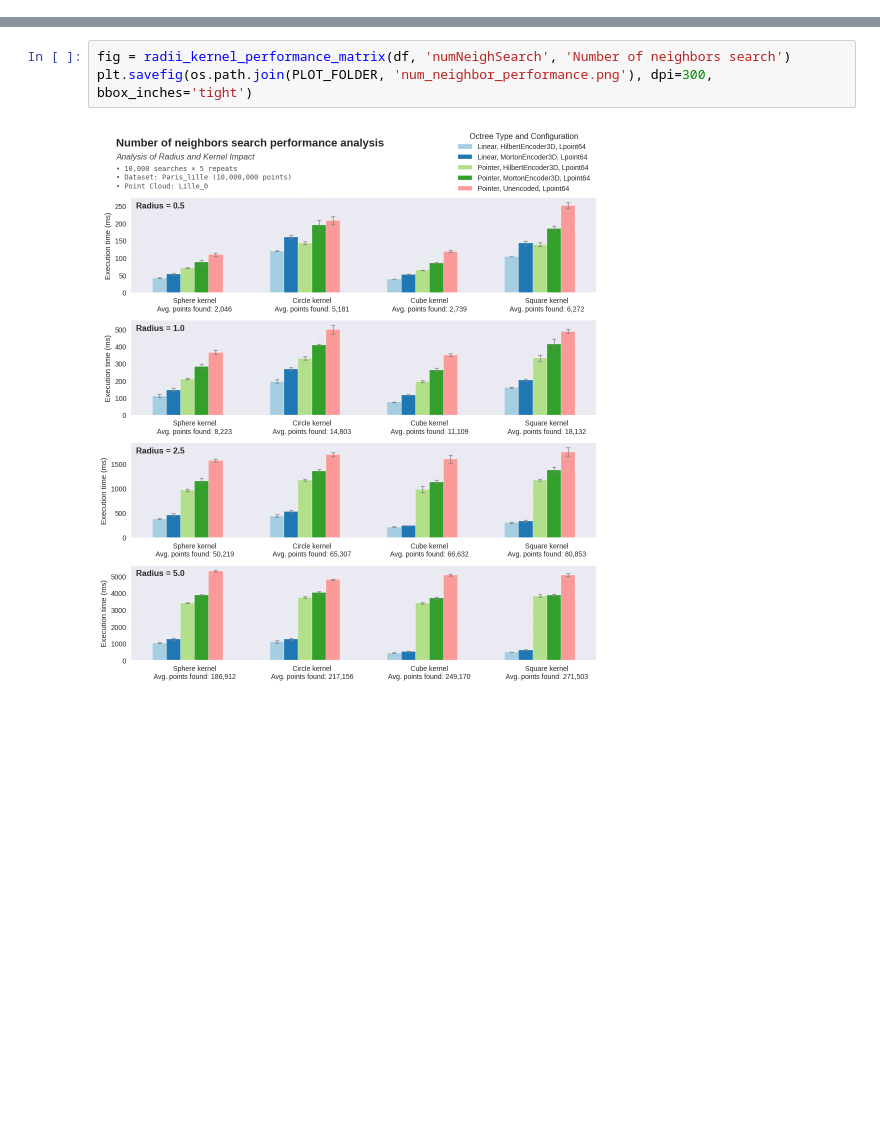
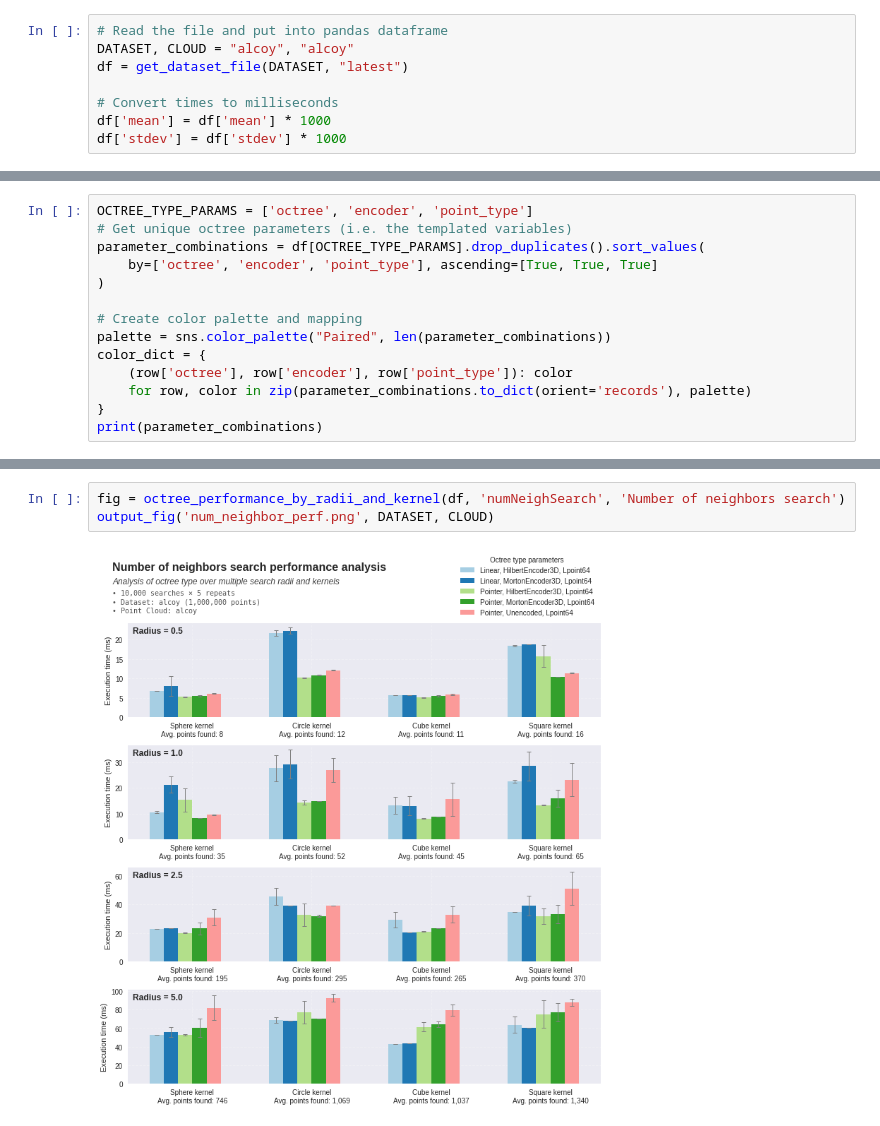
Before and after one commit to manuramazz/octrees-coordenadas-polares, a Jupyter notebook: benchmark_plots.ipynb, the cells around one changed output, grey strips where cells are left out. Saved outputs shown, nothing was run; the diff lists cells and outputs as text; blank space fills up the shorter version.

Commit message:
cleanup plotting functions

```diff
--- a/benchmark_plots.ipynb
+++ b/benchmark_plots.ipynb
@@ -106,0 +44,8 @@ dtype: object
+# %%
+# Read the file and put into pandas dataframe
+DATASET, CLOUD = "alcoy", "alcoy"
+df = get_dataset_file(DATASET, "latest")
+
+# Convert times to milliseconds
+df['mean'] = df['mean'] * 1000
+df['stdev'] = df['stdev'] * 1000
@@ -106,0 +116,14 @@ dtype: object
+# %%
+OCTREE_TYPE_PARAMS = ['octree', 'encoder', 'point_type']
+# Get unique octree parameters (i.e. the templated variables)
+parameter_combinations = df[OCTREE_TYPE_PARAMS].drop_duplicates().sort_values(
+    by=['octree', 'encoder', 'point_type'], ascending=[True, True, True]
+)
+
+# Create color palette and mapping
+palette = sns.color_palette("Paired", len(parameter_combinations))
+color_dict = {
+    (row['octree'], row['encoder'], row['point_type']): color
+    for row, color in zip(parameter_combinations.to_dict(orient='records'), palette)
+}
+print(parameter_combinations)
@@ -231,5 +221,5 @@ plt.savefig(os.path.join(PLOT_FOLDER, 'neighbor_search_performance.png'), dpi=30
 # %%
-fig = radii_kernel_performance_matrix(df, 'numNeighSearch', 'Number of neighbors search')
-plt.savefig(os.path.join(PLOT_FOLDER, 'num_neighbor_performance.png'), dpi=300, bbox_inches='tight')
+fig = octree_performance_by_radii_and_kernel(df, 'numNeighSearch', 'Number of neighbors search')
+output_fig('num_neighbor_perf.png', DATASET, CLOUD)
 # %% [output]
-[figure, old version]
+[figure, new version]
```
Also changed, not shown: parts of 8 cells of this notebook, 3 other files.
